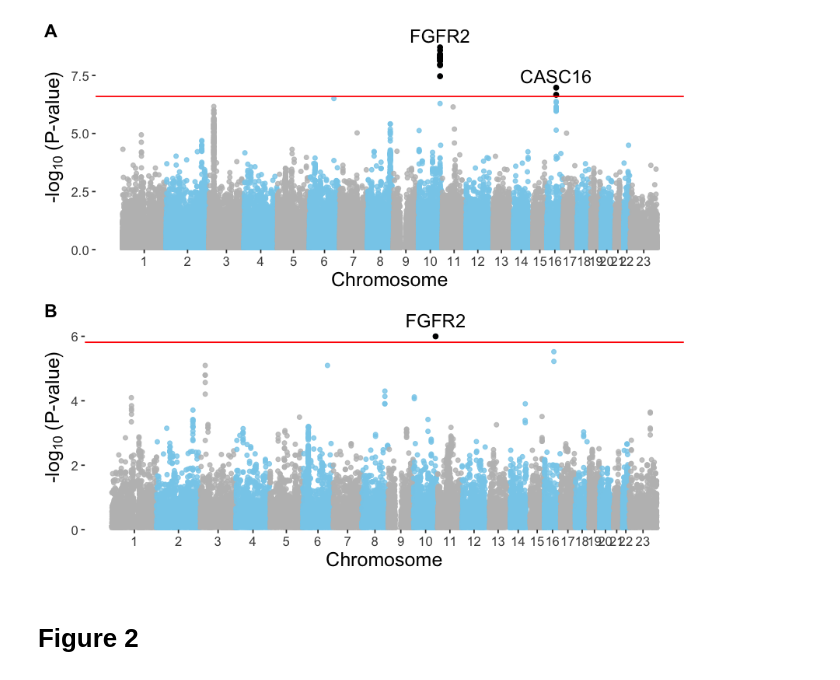
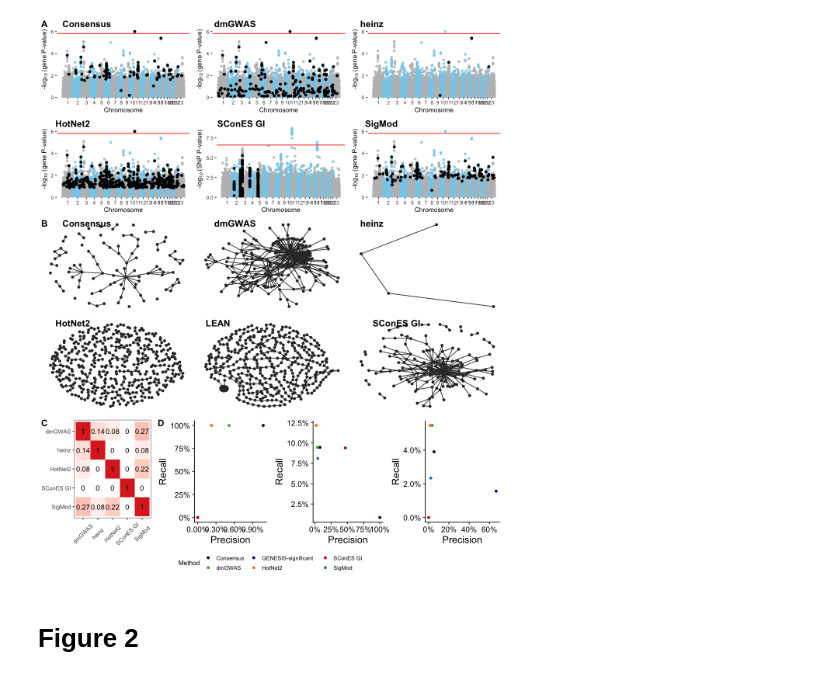
Before and after one commit to hclimente/genewa, a Jupyter notebook: manuscript/figures.ipynb, the cells around one changed output. Saved outputs shown, nothing was run; the diff lists cells and outputs as text; code cells hidden in the pictures.

```diff
--- a/manuscript/figures.ipynb
+++ b/manuscript/figures.ipynb
@@ -35,10 +35,11 @@ ppi <- read_tsv(paste0(results,'preprocessing/hint.ht_complex.hgnc.pseudo.tab2')
     as_tbl_graph %>%
     left_join(vegas, by = c('name' = 'Gene'))
 
-methods <- c('dmGWAS','heinz','LEAN','SConES GS','SConES GM','SConES GI','SigMod','All')
+methods <- c('dmGWAS','heinz','HotNet2','LEAN','SConES GS',
+             'SConES GM','SConES GI','SigMod','All')
 method_palette <- c('dmGWAS' = '#4daf4a', 'heinz' = '#984ea3',
-                    'HotNet2' = '#ff7f00', 'SConES GS' = '#fb6a4a',
-                    'SConES GM' = '#cb181d', 'SConES GI' = '#67000d',
-                    'SigMod' = '#377eb8', 'All' = 'black')
+                    'HotNet2' = '#ff7f00', 'SConES GI' = '#cb181d',
+                    'SigMod' = '#377eb8', 'All' = 'black',
+                    'Consensus' = 'black', 'GENESIS-significant' = '#000080')
 # %% [output]
 Attaching package: ‘igraph’
@@ -195,11 +485,27 @@ f1b <- ggplot(don, aes(x=BPcum, y=-log10(`Top-0.1-pvalue`))) +
+# %%
+legend <- get_legend(bcac_comparison +
+                     labs(color = 'Method') +
+                     theme(legend.position = 'bottom',
+                           legend.justification = 'center'))
+
+f1 <- plot_grid(manhattan_panel,
+                topology_panel,
+                plot_grid(
+                    plot_grid(pearson_gene,
+                              plot_grid(genesis_comparison,
+                                        bcac_comparison,
+                                        disgenet_comparison,
+                                        ncol = 3),
+                              rel_widths = c(1,3), labels = c('C','D')),
+                              legend, rel_heights = c(5, 1), nrow = 2),
+                nrow = 3, rel_heights = c(1,1,.8), labels = c('A','B',''))
 # %%
-options(repr.plot.width=7, repr.plot.height=6)
-f1 <- plot_grid(f1a, f1b, labels = c('A', 'B'), nrow = 2)
+options(repr.plot.width=10, repr.plot.height=12)
 f1
-ggsave('figures/figure_1.pdf', f1, width=7, height=6, bg = "transparent")
-ggsave('figures/figure_1.png', f1, width=7, height=6, bg = "transparent")
+ggsave('figures/figure_1.pdf', f1, width=10, height=12, bg = "transparent")
+ggsave('figures/figure_1.png', f1, width=10, height=12, bg = "transparent")
 # %% [output]
-[figure, old version]
+[figure, new version]
 # %% [markdown]
 # Figure 2
 # %%
```
Also changed, not shown: parts of 11 cells of this notebook, 19 other files.
